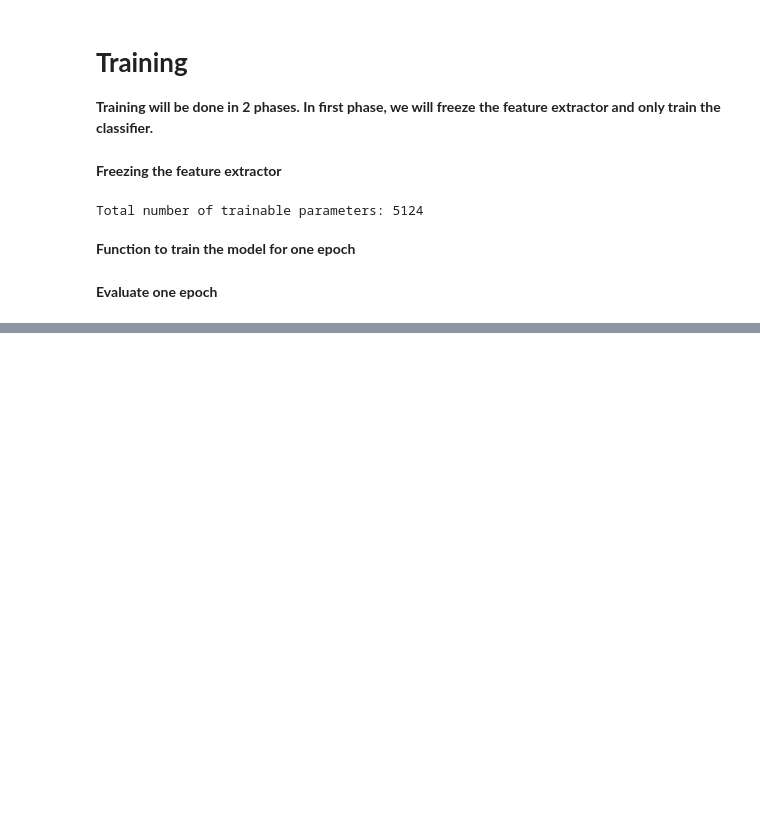
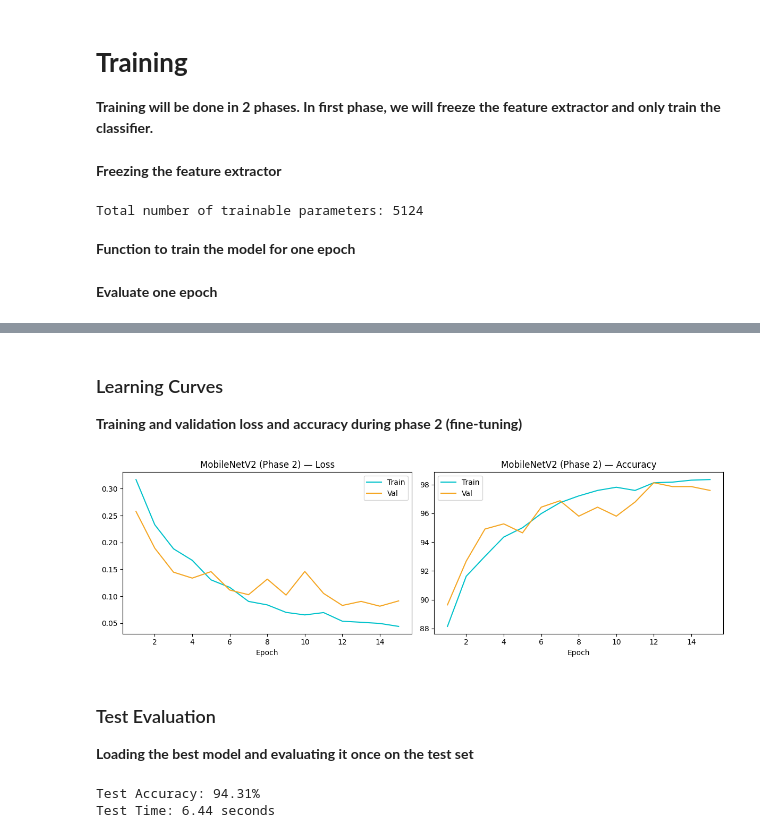
Before and after one commit to Dini-s/brain-tumour-mri-classification, a Jupyter notebook: notebooks/02_MobileNetV2.ipynb, the cells around one changed output, grey strips where cells are left out. Cells and saved outputs as stored; diff of their text form; code cells hidden in the pictures; blank space fills up the shorter version.

```diff
--- a/notebooks/02_MobileNetV2.ipynb
+++ b/notebooks/02_MobileNetV2.ipynb
@@ -308,0 +369,42 @@ Number of epochs: 10
+# %%
+def train_model_phase2(model, training_loader, validation_loader, criterion, optimizer, device, epochs, checkpoint_path, best_validation_accuracy):
+
+    train_losses = []
+    validation_losses = []
+    train_accuracies = []
+    validation_accuracies = []
+
+    best_epoch = 0
+
+    start_time = time.time()
+
+    for epoch in range(epochs):
+        print(f"Epoch {epoch + 1}/{epochs}")
+
+        train_loss, train_accuracy = train_one_epoch(model, training_loader, criterion, optimizer, device)
+        val_loss, val_accuracy = evaluate_one_epoch(model, validation_loader, criterion, device)
+
+        train_losses.append(train_loss)
+        validation_losses.append(val_loss)
+        train_accuracies.append(train_accuracy)
+        validation_accuracies.append(val_accuracy)
+
+        print(f"Training Loss: {train_loss:.4f}, Training Accuracy: {train_accuracy:.2f}%")
+        print(f"Validation Loss: {val_loss:.4f}, Validation Accuracy: {val_accuracy:.2f}%")
+
+        if (val_accuracy > best_validation_accuracy):
+            torch.save(model.state_dict(), checkpoint_path)
+            best_validation_accuracy = val_accuracy
+            best_epoch = epoch + 1
+
+    end_time = time.time()
+    phase2_seconds = end_time - start_time
+
+    print(f"Phase 2 Time: {phase2_seconds:.2f} seconds")
+    print(f"Best Validation Accuracy: {best_validation_accuracy:.2f}%")
+    print(f"Best Epoch: {best_epoch}")
+    print(f"Number of epochs: {epochs}")
+
+    return train_losses, validation_losses, train_accuracies, validation_accuracies, phase2_seconds
+# %%
+train_losses, validation_losses, train_accuracies, validation_accuracies, phase2_seconds = train_model_phase2(moved_model, training, validation, criterion, optimizer_phase2, DEVICE, EPOCHS_PHASE2, CHECKPOINT_DIR, phase1_accuracy)
@@ -308,0 +429,29 @@ Number of epochs: 10
+# %% [markdown]
+# <h3>Learning Curves</h3>
+
+<b>Training and validation loss and accuracy during phase 2 (fine-tuning)</b>
+# %%
+plot_learning_curves(train_losses, validation_losses, train_accuracies, validation_accuracies, "MobileNetV2 (Phase 2)")
+# %% [output]
+[figure, added]
+# %% [markdown]
+# <h3>Test Evaluation</h3>
+
+<b>Loading the best model and evaluating it once on the test set</b>
+# %%
+moved_model.load_state_dict(torch.load(CHECKPOINT_DIR))
+
+start_time = time.time()
+
+true_labels, predicted_labels, probabilities = evaluate_model(moved_model, test, DEVICE, "MobileNetV2")
+
+end_time = time.time()
+test_seconds = end_time - start_time
+
+test_accuracy = (true_labels == predicted_labels).mean() * 100
+
+print(f"Test Accuracy: {test_accuracy:.2f}%")
+print(f"Test Time: {test_seconds:.2f} seconds")
+# %% [output]
+Test Accuracy: 94.31%
+Test Time: 6.44 seconds
```
Also changed, not shown: parts of 21 cells of this notebook.
